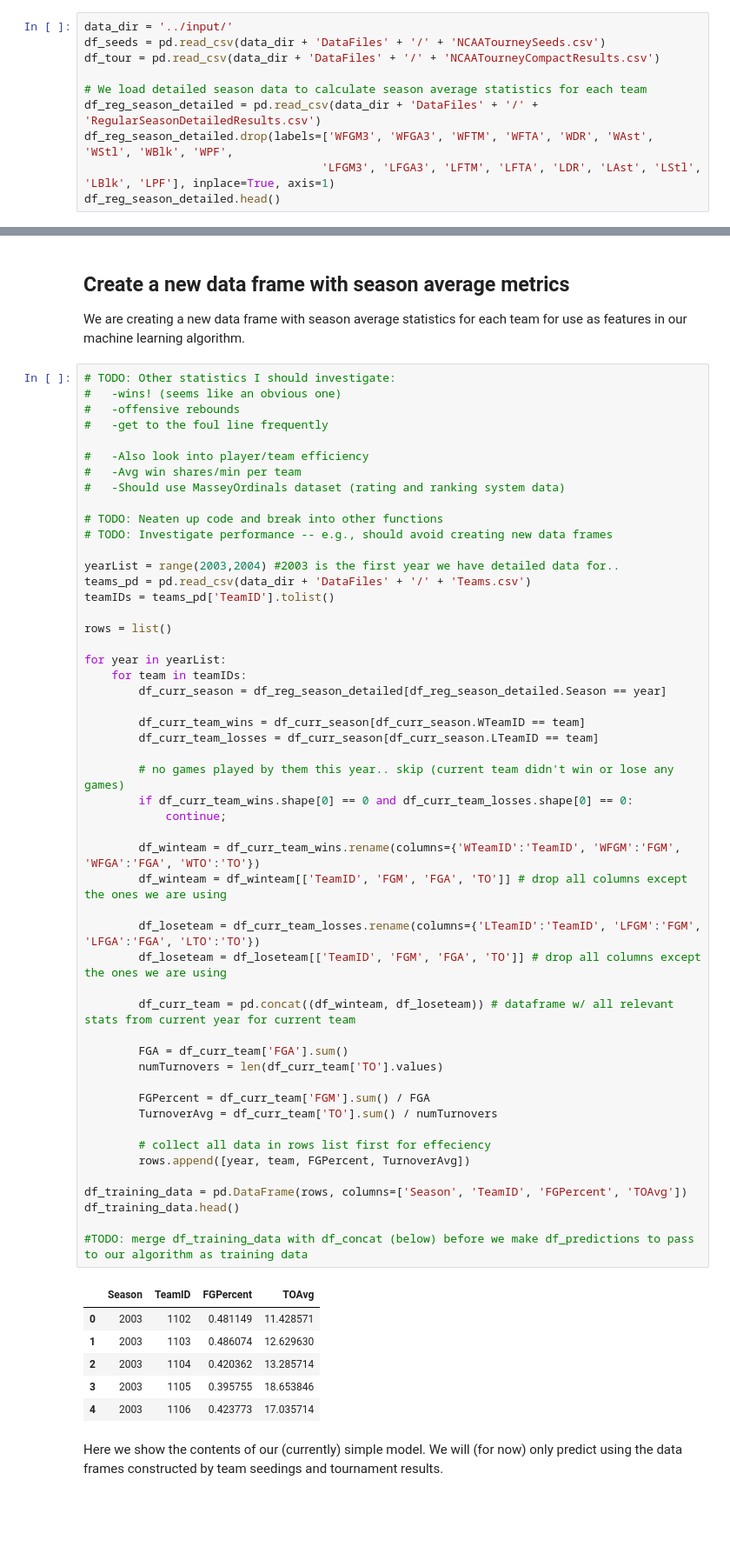
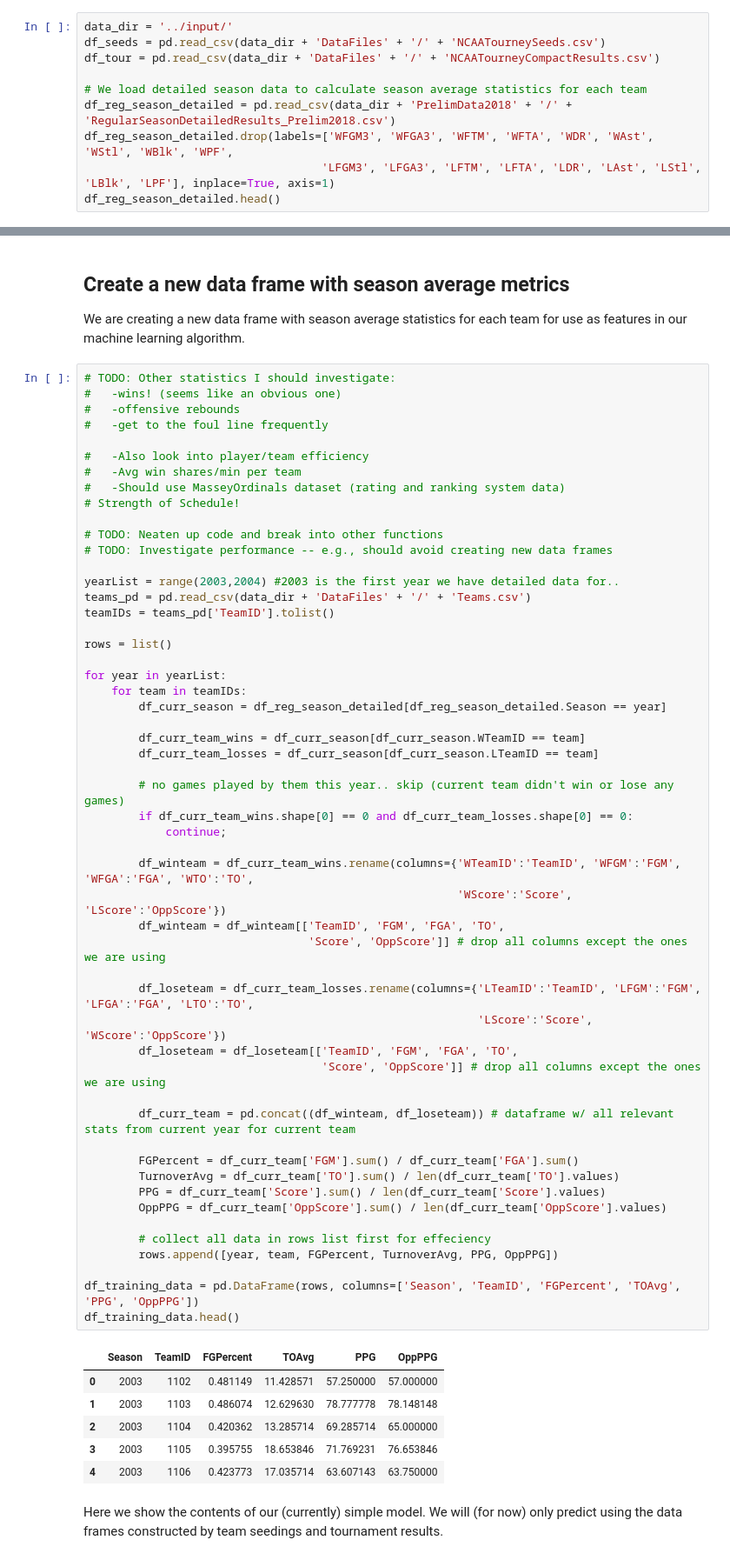
Before and after one commit to kdorosh/MarchMadnessKaggleML2018, a Jupyter notebook: nbs/script.ipynb, the cells around one changed output, grey strips where cells are left out. Shown: that part at 87% size. Cells and saved outputs as stored; diff of their text form; blank space fills up the shorter version.

```diff
--- a/nbs/script.ipynb
+++ b/nbs/script.ipynb
@@ -45,7 +22,7 @@ df_seeds = pd.read_csv(data_dir + 'DataFiles' + '/' + 'NCAATourneySeeds.csv')
 df_tour = pd.read_csv(data_dir + 'DataFiles' + '/' + 'NCAATourneyCompactResults.csv')
 
 # We load detailed season data to calculate season average statistics for each team
-df_reg_season_detailed = pd.read_csv(data_dir + 'DataFiles' + '/' + 'RegularSeasonDetailedResults.csv')
+df_reg_season_detailed = pd.read_csv(data_dir + 'PrelimData2018' + '/' + 'RegularSeasonDetailedResults_Prelim2018.csv')
 df_reg_season_detailed.drop(labels=['WFGM3', 'WFGA3', 'WFTM', 'WFTA', 'WDR', 'WAst', 'WStl', 'WBlk', 'WPF',
                                    'LFGM3', 'LFGA3', 'LFTM', 'LFTA', 'LDR', 'LAst', 'LStl', 'LBlk', 'LPF'], inplace=True, axis=1)
 df_reg_season_detailed.head()
@@ -68,55 +45,57 @@ We are creating a new data frame with season average statistics for each team fo
 #   -Also look into player/team efficiency
 #   -Avg win shares/min per team
 #   -Should use MasseyOrdinals dataset (rating and ranking system data)
+# Strength of Schedule!
 
 # TODO: Neaten up code and break into other functions
 # TODO: Investigate performance -- e.g., should avoid creating new data frames
 
 yearList = range(2003,2004) #2003 is the first year we have detailed data for..
 teams_pd = pd.read_csv(data_dir + 'DataFiles' + '/' + 'Teams.csv')
 teamIDs = teams_pd['TeamID'].tolist()
 
 rows = list()
 
 for year in yearList:
     for team in teamIDs:
         df_curr_season = df_reg_season_detailed[df_reg_season_detailed.Season == year]
 
         df_curr_team_wins = df_curr_season[df_curr_season.WTeamID == team]
         df_curr_team_losses = df_curr_season[df_curr_season.LTeamID == team]
 
         # no games played by them this year.. skip (current team didn't win or lose any games)
         if df_curr_team_wins.shape[0] == 0 and df_curr_team_losses.shape[0] == 0:
             continue;
 
-        df_winteam = df_curr_team_wins.rename(columns={'WTeamID':'TeamID', 'WFGM':'FGM', 'WFGA':'FGA', 'WTO':'TO'})
-        df_winteam = df_winteam[['TeamID', 'FGM', 'FGA', 'TO']] # drop all columns except the ones we are using
+        df_winteam = df_curr_team_wins.rename(columns={'WTeamID':'TeamID', 'WFGM':'FGM', 'WFGA':'FGA', 'WTO':'TO',
+                                                       'WScore':'Score', 'LScore':'OppScore'})
+        df_winteam = df_winteam[['TeamID', 'FGM', 'FGA', 'TO',
+                                 'Score', 'OppScore']] # drop all columns except the ones we are using
 
-        df_loseteam = df_curr_team_losses.rename(columns={'LTeamID':'TeamID', 'LFGM':'FGM', 'LFGA':'FGA', 'LTO':'TO'})
-        df_loseteam = df_loseteam[['TeamID', 'FGM', 'FGA', 'TO']] # drop all columns except the ones we are using
+        df_loseteam = df_curr_team_losses.rename(columns={'LTeamID':'TeamID', 'LFGM':'FGM', 'LFGA':'FGA', 'LTO':'TO',
+                                                          'LScore':'Score', 'WScore':'OppScore'})
+        df_loseteam = df_loseteam[['TeamID', 'FGM', 'FGA', 'TO',
+                                   'Score', 'OppScore']] # drop all columns except the ones we are using
 
         df_curr_team = pd.concat((df_winteam, df_loseteam)) # dataframe w/ all relevant stats from current year for current team
 
-        FGA = df_curr_team['FGA'].sum()
-        numTurnovers = len(df_curr_team['TO'].values)
-
-        FGPercent = df_curr_team['FGM'].sum() / FGA
-        TurnoverAvg = df_curr_team['TO'].sum() / numTurnovers
+        FGPercent = df_curr_team['FGM'].sum() / df_curr_team['FGA'].sum()
+        TurnoverAvg = df_curr_team['TO'].sum() / len(df_curr_team['TO'].values)
+        PPG = df_curr_team['Score'].sum() / len(df_curr_team['Score'].values)
+        OppPPG = df_curr_team['OppScore'].sum() / len(df_curr_team['OppScore'].values)
 
         # collect all data in rows list first for effeciency
-        rows.append([year, team, FGPercent, TurnoverAvg])
+        rows.append([year, team, FGPercent, TurnoverAvg, PPG, OppPPG])
 
-df_training_data = pd.DataFrame(rows, columns=['Season', 'TeamID', 'FGPercent', 'TOAvg'])
+df_training_data = pd.DataFrame(rows, columns=['Season', 'TeamID', 'FGPercent', 'TOAvg', 'PPG', 'OppPPG'])
 df_training_data.head()
-
-#TODO: merge df_training_data with df_concat (below) before we make df_predictions to pass to our algorithm as training data
 # %% [output]
-|  | Season | TeamID | FGPercent | TOAvg |
-| 0 | 2003 | 1102 | 0.481149 | 11.428571 |
-| 1 | 2003 | 1103 | 0.486074 | 12.629630 |
-| 2 | 2003 | 1104 | 0.420362 | 13.285714 |
-| 3 | 2003 | 1105 | 0.395755 | 18.653846 |
-| 4 | 2003 | 1106 | 0.423773 | 17.035714 |
+|  | Season | TeamID | FGPercent | TOAvg | PPG | OppPPG |
+| 0 | 2003 | 1102 | 0.481149 | 11.428571 | 57.250000 | 57.000000 |
+| 1 | 2003 | 1103 | 0.486074 | 12.629630 | 78.777778 | 78.148148 |
+| 2 | 2003 | 1104 | 0.420362 | 13.285714 | 69.285714 | 65.000000 |
+| 3 | 2003 | 1105 | 0.395755 | 18.653846 | 71.769231 | 76.653846 |
+| 4 | 2003 | 1106 | 0.423773 | 17.035714 | 63.607143 | 63.750000 |
 # %% [markdown]
 Here we show the contents of our (currently) simple model. We will (for now) only predict using the data frames constructed by team seedings and tournament results.
 # %%
```
Also changed, not shown: parts of 14 cells of this notebook, 2 other files.
